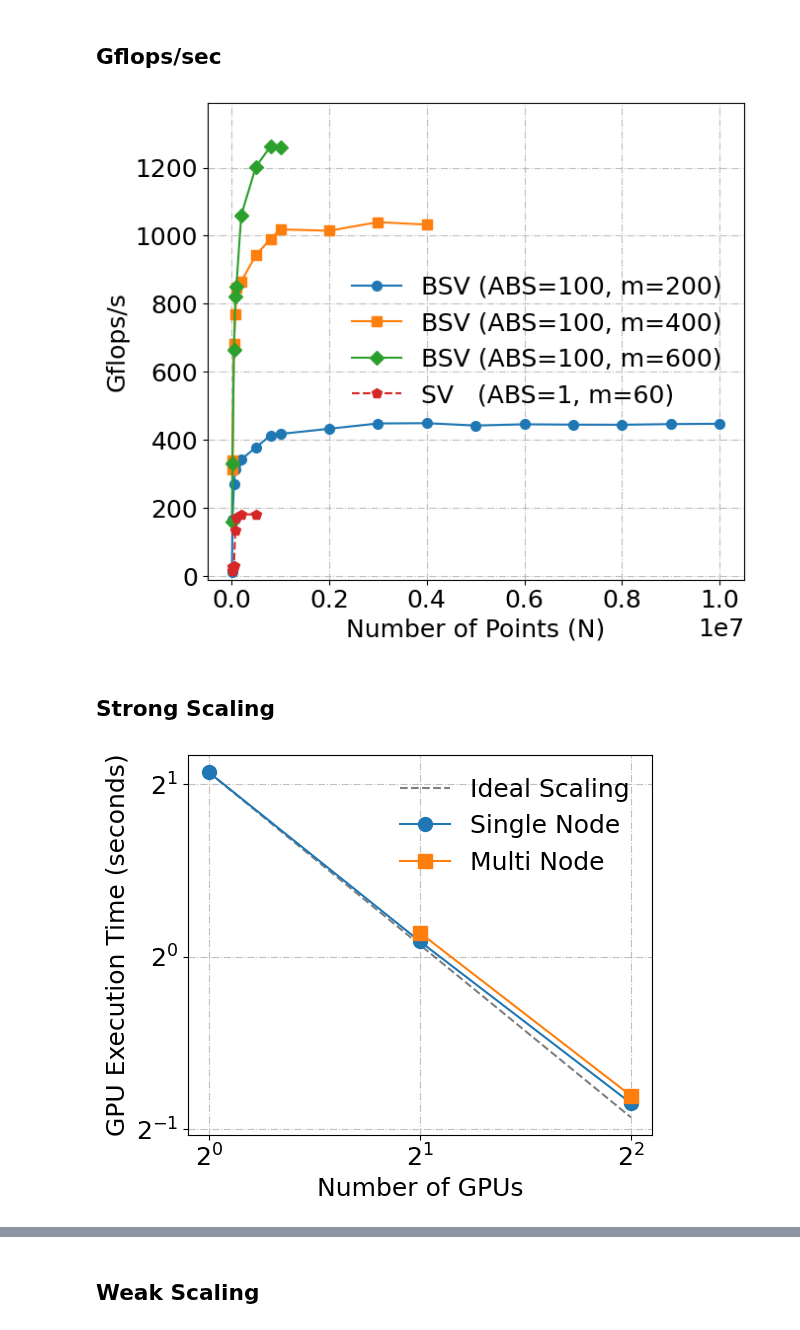
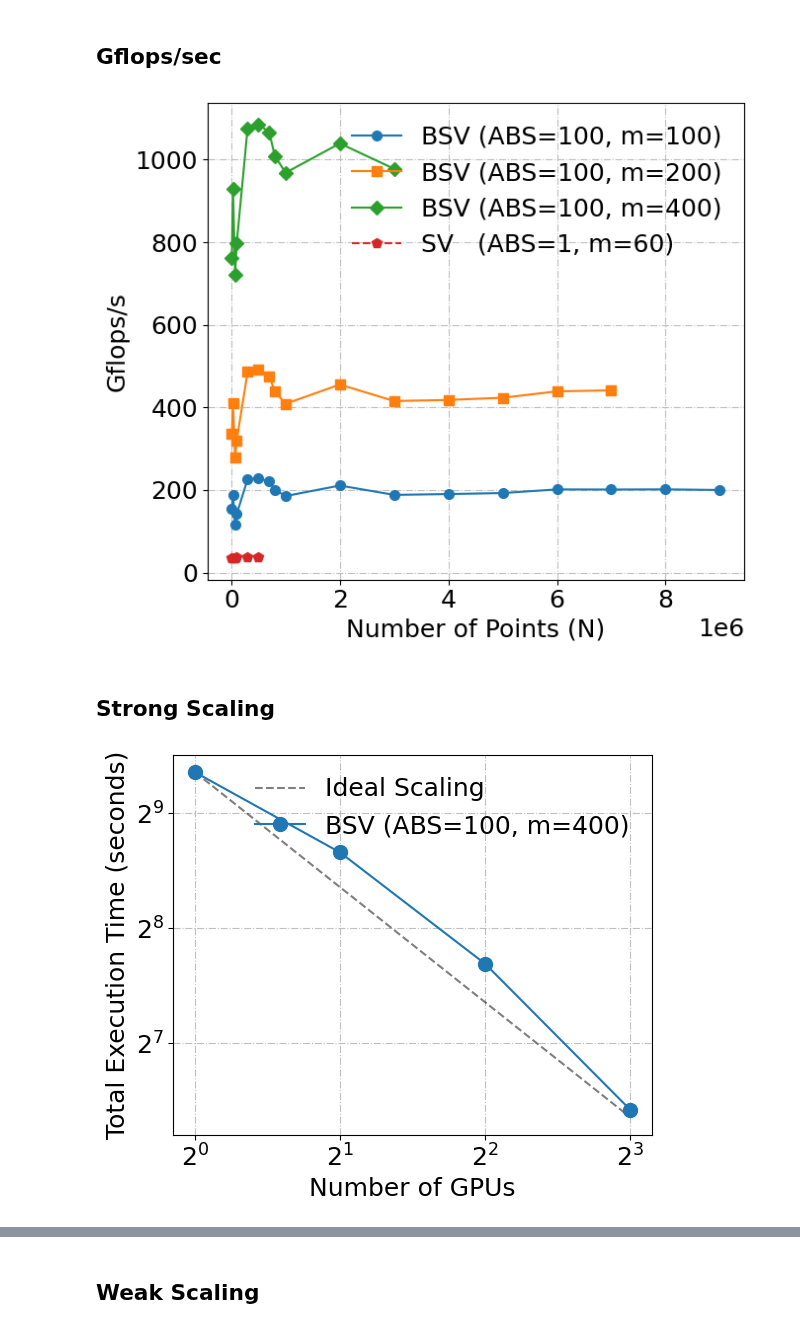
Before and after one commit to paper-code1/VecchiaConditionalExtremes, a Jupyter notebook: experiments/PerformacneTestGPU.ipynb, the cells around one changed output, grey strips where cells are left out. Saved outputs shown, nothing was run; the diff lists cells and outputs as text; code cells hidden in the pictures.

```diff
--- a/experiments/PerformacneTestGPU.ipynb
+++ b/experiments/PerformacneTestGPU.ipynb
@@ -74,20 +102,20 @@ markers = ['o', 's', 'D', '^', 'v', '<', '>', 'p', 'h', '8']
 # Plot BSV lines for different m values
 for i, N_b in enumerate(N_bs):
     for j, M_est in enumerate(M_ests):
-        plt.plot(N_bsv[:len(time_bsv[i][j])], time_bsv[i][j],
+        plt.plot(N_bsv[:len(total_time_bsv[i][j])], np.asarray(total_time_bsv[i][j])/60,
                  label=f'BSV (ABS={N_b}, m={M_est})',
                  marker=markers[i*len(M_ests)+j],
                  markersize=7)
 
 # Plot SC line
-plt.plot(N_sc, time_sc,
+plt.plot(N_sc[:len(total_time_sc)-1], np.asarray(total_time_sc[:len(total_time_sc) - 1])/60,
          label='SV   (ABS=1, m=60)',
          marker=markers[7],
          linestyle='--',
          markersize=7)
 
 plt.xlabel('Number of Points (N)')
-plt.ylabel('GPU Execution Time (seconds)')
+plt.ylabel('Total Execution Time (min)')
 # plt.title('Performance Comparison: BSV vs SV')
 plt.grid(True, ls="-.", alpha=0.8)
 plt.legend(framealpha=0.0)
@@ -95,6 +123,6 @@ plt.legend(framealpha=0.0)
 # plt.yscale('log')  # Use log scale for y-axis if times vary by orders of magnitude
 plt.tight_layout()
 os.makedirs('./fig', exist_ok=True)
-plt.savefig('./fig/perf_GPU_bsv_vs_sv.pdf')
+plt.savefig('./fig/perf_total_time_bsv_vs_sv.pdf')
 plt.show()
 # %% [output]
@@ -112,34 +140,34 @@ plt.rcParams.update({'font.size': 18})
 plt.figure(figsize=(7, 6))
 # Define different markers for each line
 markers = ['o', 's', 'D', '^', 'v', '<', '>', 'p', 'h', '8']
 
 
 # Plot BSV lines for different m values
 for i, N_b in enumerate(N_bs):
     for j, M_est in enumerate(M_ests):
-        plt.plot(N_bsv[:len(time_bsv[i][j])], np.array(gflops_bsv[i][j])/np.array(time_bsv[i][j]),
+        plt.plot(N_bsv[:len(gpu_time_bsv[i][j])], np.array(gflops_bsv[i][j])/np.array(gpu_time_bsv[i][j])*500,
                  label=f'BSV (ABS={N_b}, m={M_est})',
                  marker=markers[i*len(M_ests)+j],
                  markersize=7)
 
 # Plot SC line
-plt.plot(N_sc, np.array(gflops_sc)/np.array(time_sc),
+plt.plot(N_sc, np.array(gflops_sc)/np.array(gpu_time_sc)*500,
          label='SV   (ABS=1, m=60)',
          marker=markers[7],
          linestyle='--',
          markersize=7)
 
 plt.xlabel('Number of Points (N)')
 plt.ylabel('Gflops/s')
 # plt.title('Performance Comparison: BSV vs SV')
 plt.grid(True, ls="-.", alpha=0.8)
 plt.legend(framealpha=0.0)
-plt.ylim(-10, 1390)
+# plt.ylim(-10, 1390)
 # plt.xscale('log', base=2)  # Use log scale for x-axis due to large range
 # plt.yscale('log')  # Use log scale for y-axis if times vary by orders of magnitude
 plt.tight_layout()
 os.makedirs('./fig', exist_ok=True)
 plt.savefig('./fig/perf_GPU_bsv_vs_sv_gflops.pdf')
 plt.show()
 # %% [output]
-[figure, old version]
+[figure, new version]
@@ -228,56 +208,26 @@ plt.rcParams.update({'font.size': 18})
 plt.figure(figsize=(6, 5))
 
 # Find the largest N that single GPU completed
-length = len(time_bsv_single1)
-N = N_bsv[length-1]  # This is our fixed problem size
-
-# Get times for this specific N from each configuration
-times = []
-configs = []
-
-# Only include points where we have data for this N
-if length > 0:
-    times.append(time_bsv_single1[-1])
-    configs.append(1)
-if len(time_bsv_single2) >= length:
-    times.append(time_bsv_single2[length-1])
-    configs.append(2)
-if len(time_bsv_single4) >= length:
-    times.append(time_bsv_single4[length-1])
-    configs.append(3)
-if len(time_bsv_multi2) >= length:
-    times.append(time_bsv_multi2[length-1])
-    configs.append(2)
-if len(time_bsv_multi4) >= length:
-    times.append(time_bsv_multi4[length-1])
-    configs.append(3)
-
-# Split data into single node and multi node
-single_node_times = times[:3]
-single_node_configs = configs[:3]
-multi_node_times = times[3:]
-multi_node_configs = configs[3:]
+N = N_bsv
 
 # Create ideal scaling line
-base_time = times[0]  # time for 1 GPU
-x_ideal = [1, 2, 3]  # Using list instead of np.array for equal spacing
+base_time = total_time_bsv[0]  # time for 1 GPU
+x_ideal = [1, 2, 3, 4]  # Using list instead of np.array for equal spacing
 y_ideal = [base_time / 2**i for i, _ in enumerate(x_ideal)]
 
 # Plot
 plt.plot(x_ideal, y_ideal, 'k--', label='Ideal Scaling', alpha=0.5)
-plt.plot(single_node_configs, single_node_times, 'o-',
-         label='Single Node', markersize=10)
-plt.plot(multi_node_configs, multi_node_times, 's-',
-         label='Multi Node', markersize=10)
+plt.plot(x_ideal, total_time_bsv, 'o-',
+         label='BSV (ABS=100, m=400)', markersize=10)
 
 plt.xlabel('Number of GPUs')
-plt.ylabel('GPU Execution Time (seconds)')
+plt.ylabel('Total Execution Time (seconds)')
 # plt.title(f'Strong Scaling: BSV (N={N/1000000:.2f}M, ABS=100, m=400)')
 plt.grid(True, ls="-.", alpha=0.8)
 plt.legend(framealpha=0.0)
 
 # Set x-axis ticks with equal spacing
-plt.xticks([1, 2, 3], ['$2^0$', '$2^1$', '$2^2$'])
+plt.xticks(x_ideal, ['$2^0$', '$2^1$', '$2^2$', '$2^3$'])
 
 # Set y-axis to log scale with detailed values
 plt.yscale('log', base=2)
@@ -287,4 +237,4 @@ plt.tight_layout()
 plt.savefig('./fig/perf_GPU_strong_scaling.pdf')
 plt.show()
 # %% [output]
-[figure, old version]
+[figure, new version]
```
Also changed, not shown: parts of 9 cells of this notebook, 25 other files.
